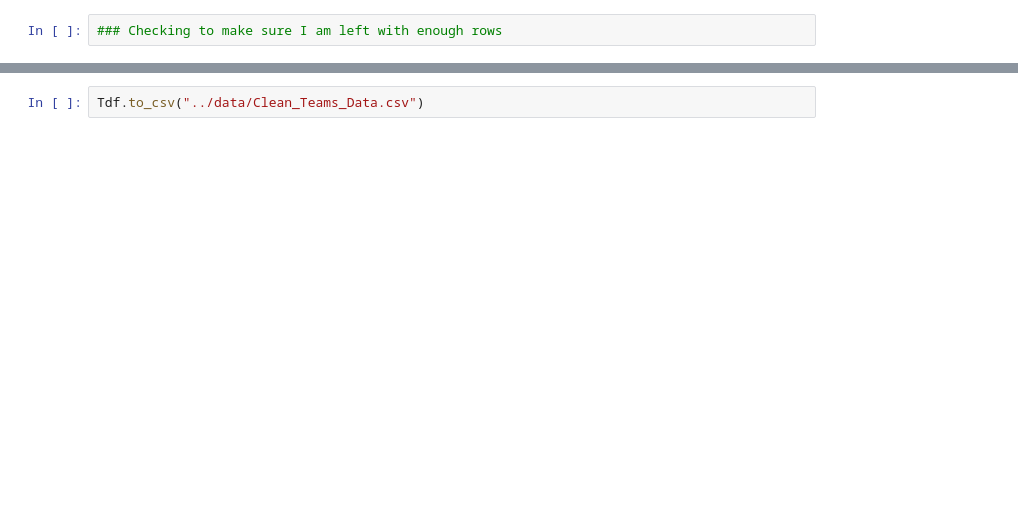
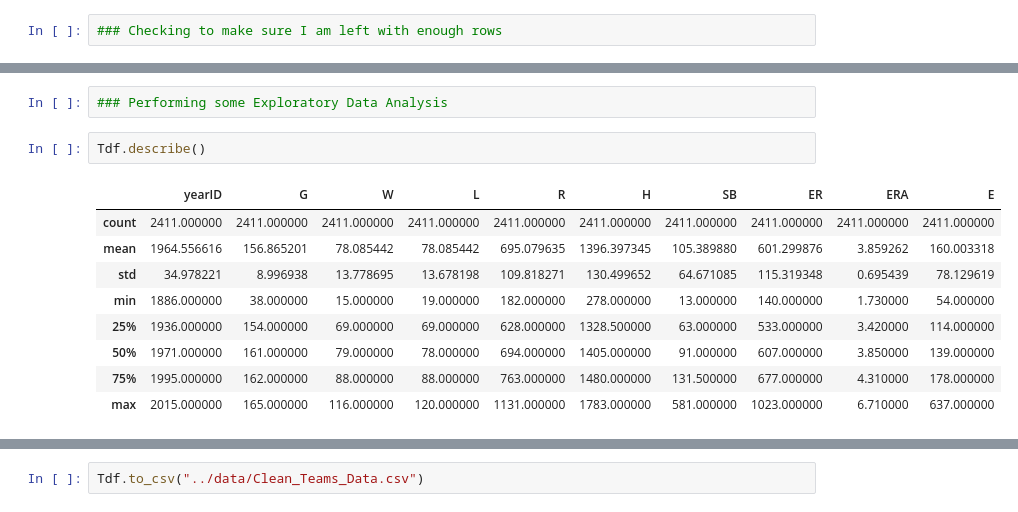
Before and after one commit to jaredfincke/Project-1, a Jupyter notebook: Notebooks/Other Notebook.ipynb, the cells around one changed output, grey strips where cells are left out. Drawn from its saved outputs; the diff is of its cells as text; blank space fills up the shorter version.

```diff
--- a/Notebooks/Other Notebook.ipynb
+++ b/Notebooks/Other Notebook.ipynb
@@ -66,0 +61,14 @@ Tdf.tail(1)
+# %%
+### Performing some Exploratory Data Analysis
+# %%
+Tdf.describe()
+# %% [output]
+|  | yearID | G | W | L | R | H | SB | ER | ERA | E |
+| count | 2411.000000 | 2411.000000 | 2411.000000 | 2411.000000 | 2411.000000 | 2411.000000 | 2411.000000 | 2411.000000 | 2411.000000 | 2411.000000 |
+| mean | 1964.556616 | 156.865201 | 78.085442 | 78.085442 | 695.079635 | 1396.397345 | 105.389880 | 601.299876 | 3.859262 | 160.003318 |
+| std | 34.978221 | 8.996938 | 13.778695 | 13.678198 | 109.818271 | 130.499652 | 64.671085 | 115.319348 | 0.695439 | 78.129619 |
+| min | 1886.000000 | 38.000000 | 15.000000 | 19.000000 | 182.000000 | 278.000000 | 13.000000 | 140.000000 | 1.730000 | 54.000000 |
+| 25% | 1936.000000 | 154.000000 | 69.000000 | 69.000000 | 628.000000 | 1328.500000 | 63.000000 | 533.000000 | 3.420000 | 114.000000 |
+| 50% | 1971.000000 | 161.000000 | 79.000000 | 78.000000 | 694.000000 | 1405.000000 | 91.000000 | 607.000000 | 3.850000 | 139.000000 |
+| 75% | 1995.000000 | 162.000000 | 88.000000 | 88.000000 | 763.000000 | 1480.000000 | 131.500000 | 677.000000 | 4.310000 | 178.000000 |
+| max | 2015.000000 | 165.000000 | 116.000000 | 120.000000 | 1131.000000 | 1783.000000 | 581.000000 | 1023.000000 | 6.710000 | 637.000000 |
```
Also changed, not shown: parts of 12 cells of this notebook, 2 other files.
